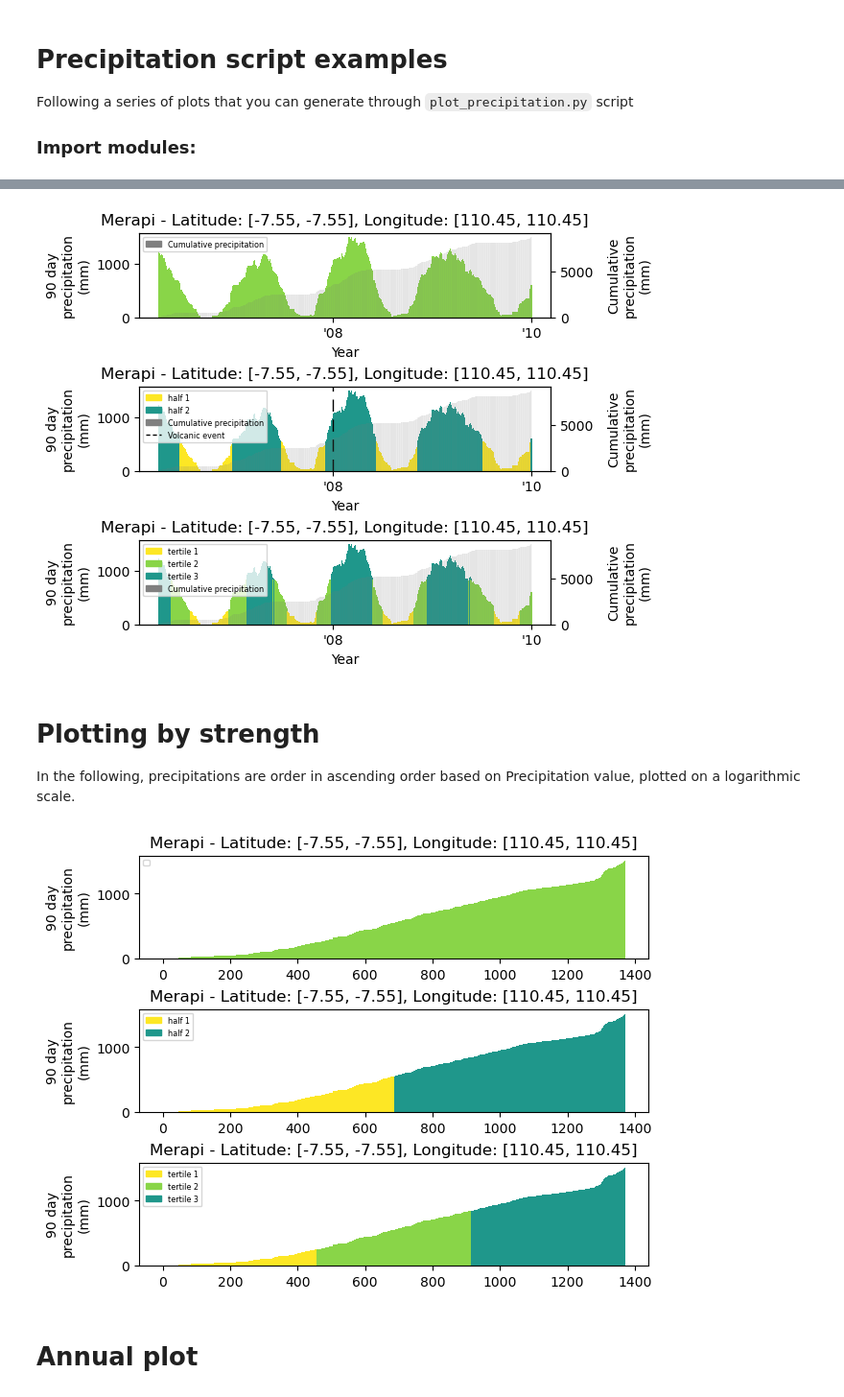
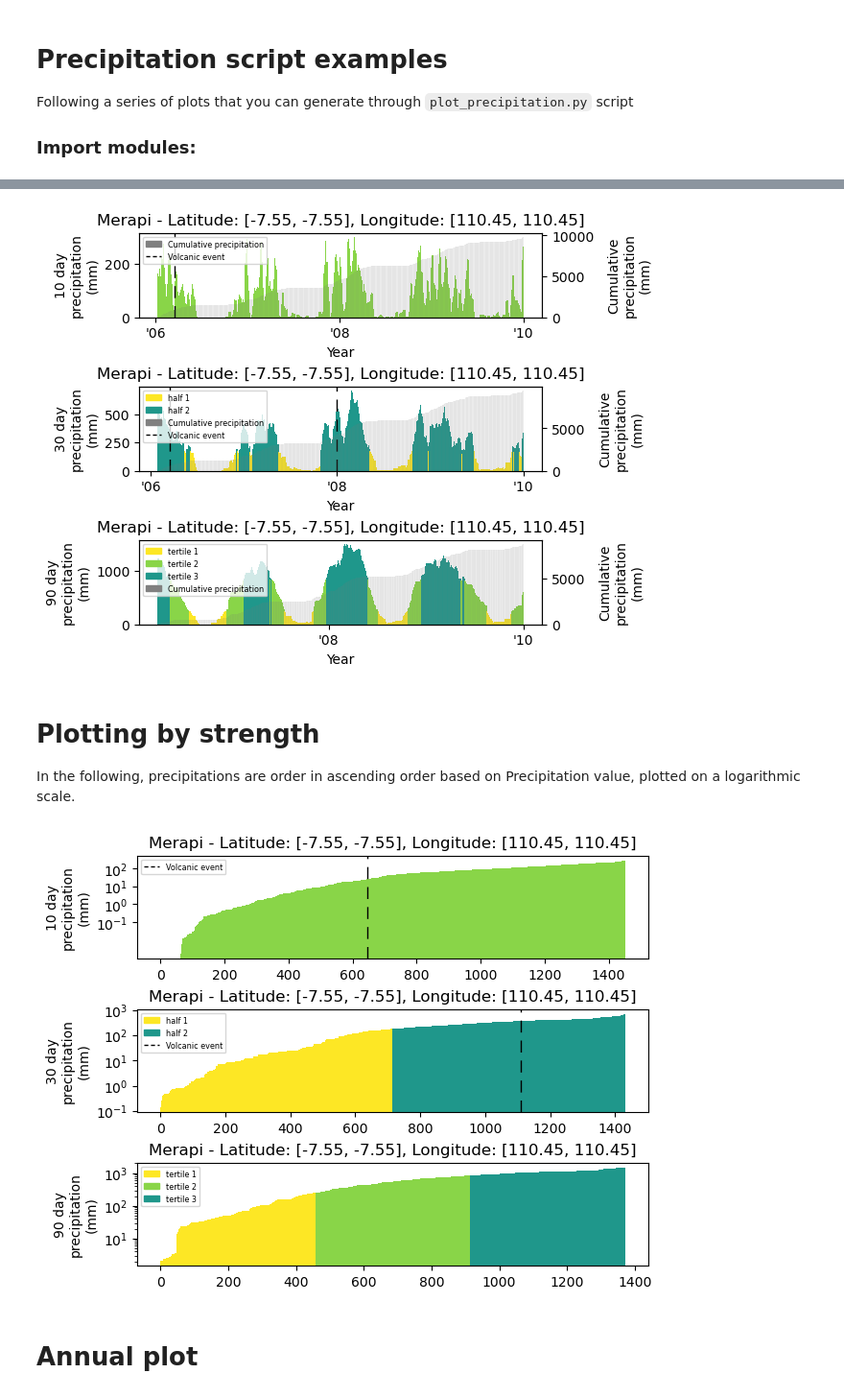
Before and after one commit to geodesymiami/Precip, a Jupyter notebook: Notebooks/Examples.ipynb, the cells around one changed output, grey strips where cells are left out. Shown: that part at 96% size. Cells and saved outputs as stored; diff of their text form; code cells hidden in the pictures.

```diff
--- a/Notebooks/Examples.ipynb
+++ b/Notebooks/Examples.ipynb
@@ -31,40 +33,40 @@ style = 'bar'
 fig = plt.figure(constrained_layout=True)
 main_gs = gridspec.GridSpec(3, 1, figure=fig)
 
-iargs = [volcano, '--style', style, '--period', period, '--bins', '1', '--no-show']
+iargs = [volcano, '--style', style, '--period', period, '--bins', '1', '--roll', '10', '--no-show']
 fig = plot_precipitation.main(iargs=iargs, namespace=None, main_gs=main_gs[0], fig=fig)
 
-iargs = [volcano, '--style', style, '--period', period, '--bins', '2', '--add-event', '20080101','--no-show']
+iargs = [volcano, '--style', style, '--period', period, '--bins', '2', '--add-event', '20080101', '--roll', '30', '--no-show']
 fig = plot_precipitation.main(iargs=iargs, namespace=None, main_gs=main_gs[1], fig=fig)
 
 iargs = [volcano, '--style', style, '--period', period, '--bins', '3', '--no-show']
 fig = plot_precipitation.main(iargs=iargs, namespace=None, main_gs=main_gs[2], fig=fig)
 # %% [output]
-[figure, old version]
+[figure, new version]
 # %% [markdown]
 # Plotting by strength
 In the following, precipitations are order in ascending order based on Precipitation value, plotted on a logarithmic scale.
 # %%
 %%capture --no-display
 %matplotlib inline
 
 volcano = 'Merapi'
 period = '20060101:20100101'
 style = 'strength'
 
 fig = plt.figure(constrained_layout=True)
 main_gs = gridspec.GridSpec(3, 1, figure=fig)
 
-iargs = [volcano, '--style', style, '--period', period, '--bins', '1', '--no-show']
+iargs = [volcano, '--style', style, '--period', period, '--bins', '1', '--log', '--roll', '10', '--no-show']
 fig = plot_precipitation.main(iargs=iargs, namespace=None, main_gs=main_gs[0], fig=fig)
 
-iargs = [volcano, '--style', style, '--period', period, '--bins', '2', '--no-show']
+iargs = [volcano, '--style', style, '--period', period, '--bins', '2', '--log', '--roll', '30', '--no-show']
 fig = plot_precipitation.main(iargs=iargs, namespace=None, main_gs=main_gs[1], fig=fig)
 
-iargs = [volcano, '--style', style, '--period', period, '--bins', '3', '--no-show']
+iargs = [volcano, '--style', style, '--period', period, '--bins', '3', '--log', '--no-show']
 fig = plot_precipitation.main(iargs=iargs, namespace=None, main_gs=main_gs[2], fig=fig)
 # %% [output]
-[figure, old version]
+[figure, new version]
 # %% [markdown]
 # Annual plot
 # %% [markdown]
```
Also changed, not shown: parts of 2 cells of this notebook.
